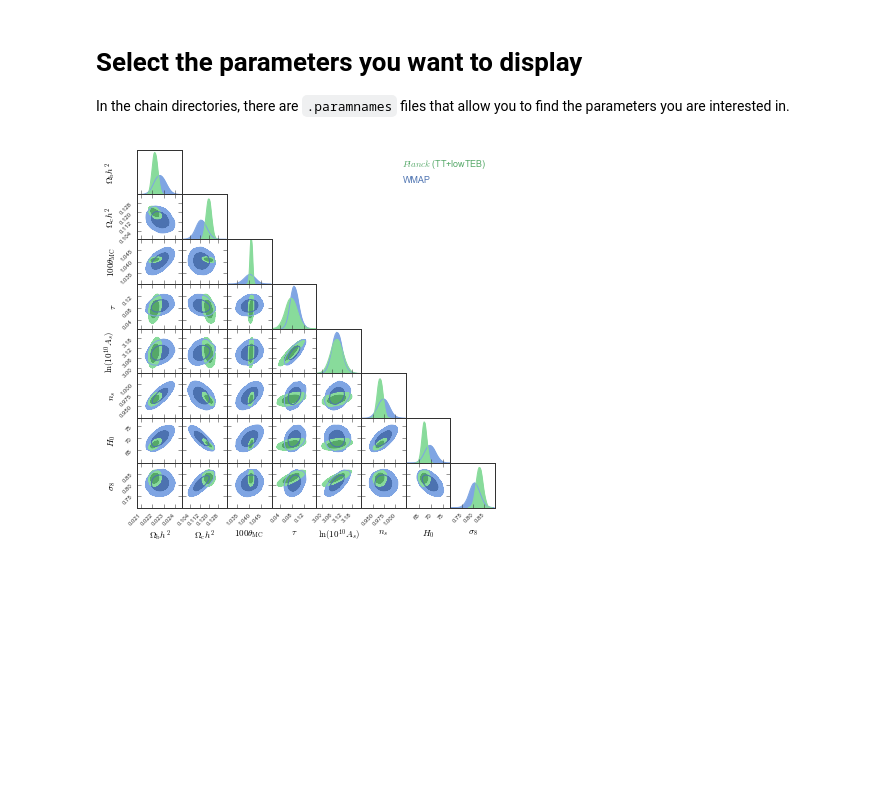
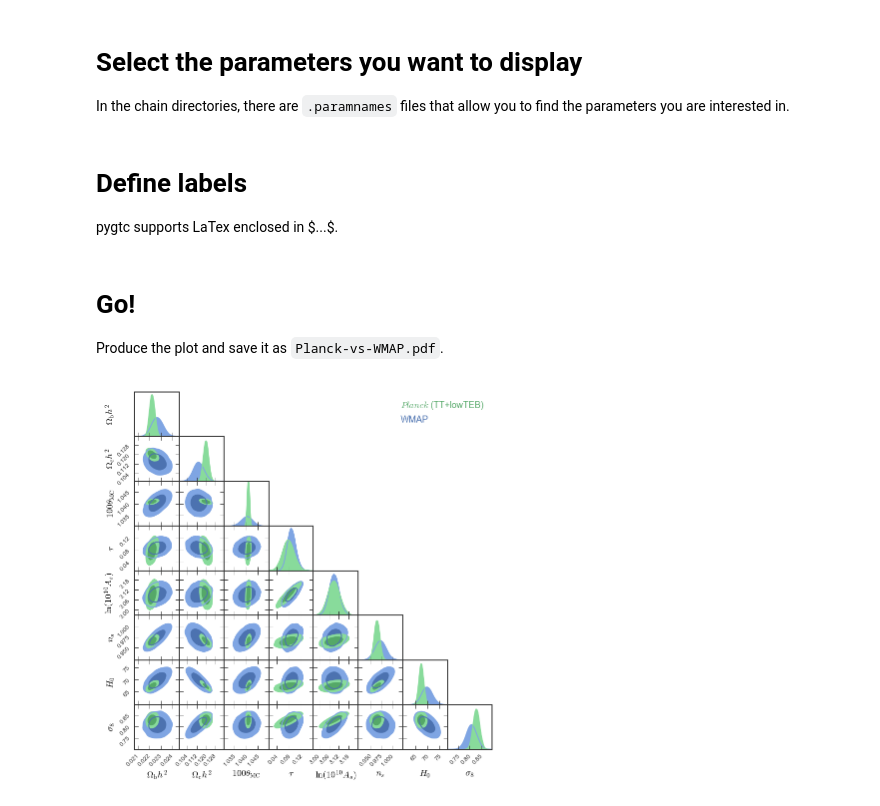
Before and after one commit to SebastianBocquet/pygtc, a Jupyter notebook: Planck-vs-WMAP.ipynb, the cells around one changed output. Drawn from its saved outputs; the diff is of its cells as text; code cells hidden in the pictures; blank space fills up the shorter version.

```diff
--- a/Planck-vs-WMAP.ipynb
+++ b/Planck-vs-WMAP.ipynb
@@ -24,16 +26,20 @@ In the chain directories, there are `.paramnames` files that allow you to find t
 # %%
 WMAPplot = WMAPall[:,[2,3,4,5,6,7,9,15]]
 Planckplot = Planckall[:,[2,3,4,5,6,7,23,29]]
+# %% [markdown]
+# Define labels
+pygtc supports LaTex enclosed in \$...\$.
 # %%
 # Labels
 params = ('$\Omega_\mathrm{b}h^2$','$\Omega_\mathrm{c}h^2$','$100\\theta_\mathrm{MC}$','$\\tau$',
           '$\ln(10^{10}A_s)$','$n_s$','$H_0$','$\\sigma_8$')
 chainLabels = ('$Planck$ (TT+lowTEB)','WMAP')
+# %% [markdown]
+# Go!
+Produce the plot and save it as `Planck-vs-WMAP.pdf`.
 # %%
-# Go!
 GTC = pygtc.plotGTC(chains=[Planckplot,WMAPplot], weights=[Planckall[:,0],WMAPall[:,0]],
                     paramNames=params, chainLabels=chainLabels, colorsOrder=('greens','blues'),
-                    figureSize='APJ_page')
-plt.savefig('GTC.pdf', bbox_inches='tight')
+                    figureSize='APJ_page', plotName='Planck-vs-WMAP.pdf')
 # %% [output]
-[figure, old version]
+[figure, new version]
```
Also changed, not shown: parts of 4 cells of this notebook, 1 other file.
